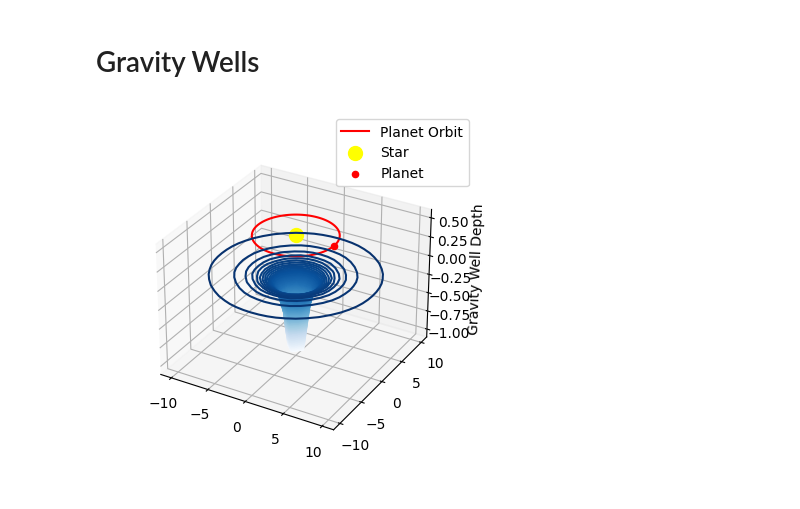
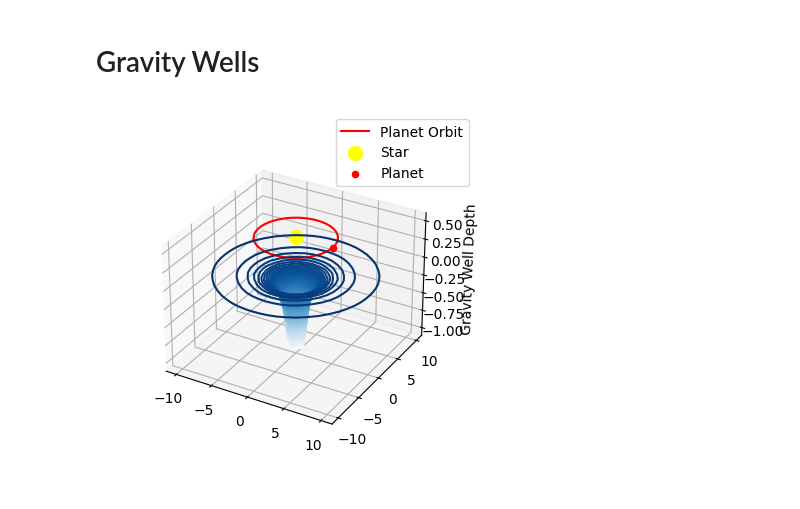
Before and after one commit to ImperialCollegeLondon/RCDS-plotting-in-python-with-matplotlib, a Jupyter notebook: exercise_sample_solutions/04 - Sample Solutions.ipynb, the cells around one changed output. Saved outputs shown, nothing was run; the diff lists cells and outputs as text; code cells hidden in the pictures.

Commit message:
Revised ax.dist and tight_layout

```diff
--- a/exercise_sample_solutions/04 - Sample Solutions.ipynb
+++ b/exercise_sample_solutions/04 - Sample Solutions.ipynb
@@ -38,33 +38,33 @@ fig = plt.figure()
 ax = plt.axes(projection='3d')
 
 # Create the contour plot for the gravitational well
 # Use x_well, y_well and values_well for the data
 # Using 100 contours helps populate the higher, less dense regions of the plot
 # Blue is a nice colour (but feel free to use your own preference!)
 ax.contour3D(x_well, y_well, values_well, 100, cmap="Blues")
 # Create the line plot for the planet's orbit
 # Use x_orbit, y_orbit and z_orbit for the data
 # Give it a different colour to the gravity well to make it stand out
 # Give it a label
 ax.plot3D(x_orbit, y_orbit, z_orbit, color = "red", label="Planet Orbit")
 # Use a scatter point with single values for x, y and z for the star
 # Using a different scatter for the star and planet gives us more control over each
 # Colour it yellow because (some) stars are yellow
 # Set the size to a large value (100) so it looks big
 # Give it a label
 ax.scatter3D(0, 0, 0.5, color="Yellow", s=100, label="Star")
 # Use a scatter point with single values for x, y and z for the planet
 # Give it the same colour as the orbit to show they're related
 # Set the size to a smaller value (20) than the star so it looks smaller
 # Give it a label
 ax.scatter3D(5, 0, 0.5, color="Red", s=20, label="Planet")
 
 # Add a legend
 plt.legend()
 
 ax.set_zlabel("Gravity Well Depth")
 
-#  tight_layout isn't sufficient here, so manually move the camera back
-ax.dist = 12
+# Fit the figure to its frame
+ax.set_box_aspect(aspect=None, zoom = 0.8)
 # %% [output]
-[figure, old version]
+[figure, new version]
```
Also changed, not shown: 2 other files.
